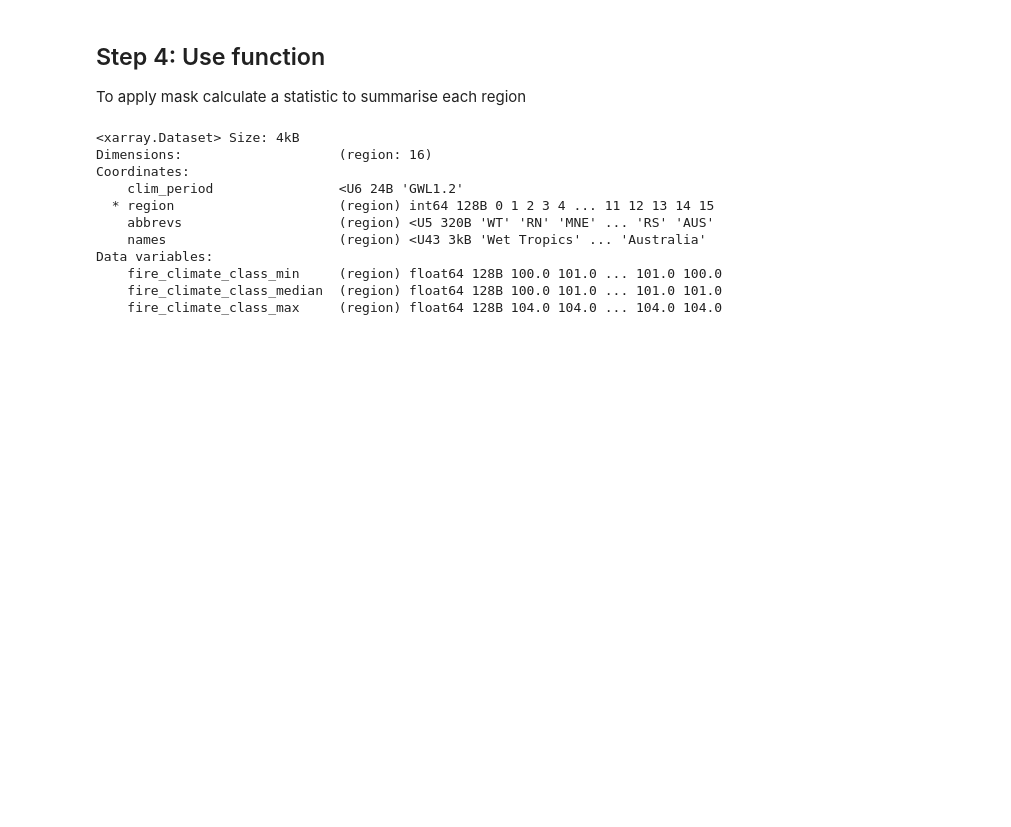
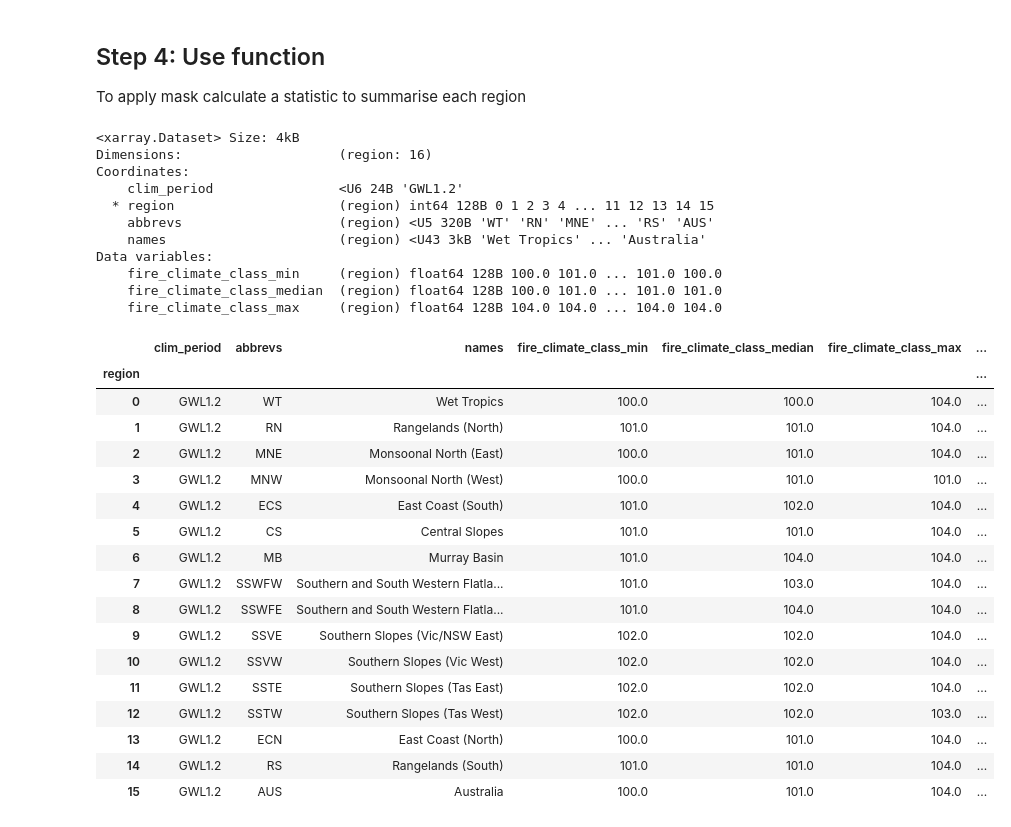
Before and after one commit to AusClimateService/plotting_maps, a Jupyter notebook: example_notebooks/area_statistics_example.ipynb, the cells around one changed output. Cells and saved outputs as stored; diff of their text form; code cells hidden in the pictures; blank space fills up the shorter version.

```diff
--- a/example_notebooks/area_statistics_example.ipynb
+++ b/example_notebooks/area_statistics_example.ipynb
@@ -223,5 +223,24 @@ Data variables:
 # %%
 # use with different mask
 dims = ("lat", "lon",)
 ds_summary = acs_regional_stats(ds=ds,var=var, mask=mask_centre, dims = dims, how = ["min", "median", "max", "mode", "proportions"])
-ds_summary.to_DataFrame()
+ds_summary.to_dataframe()
+# %% [output]
+|  | clim_period | abbrevs | names | fire_climate_class_min | fire_climate_class_median | fire_climate_class_max | ... |
+| region |  |  |  |  |  |  | ... |
+| 0 | GWL1.2 | WT | Wet Tropics | 100.0 | 100.0 | 104.0 | ... |
+| 1 | GWL1.2 | RN | Rangelands (North) | 101.0 | 101.0 | 104.0 | ... |
+| 2 | GWL1.2 | MNE | Monsoonal North (East) | 100.0 | 101.0 | 104.0 | ... |
+| 3 | GWL1.2 | MNW | Monsoonal North (West) | 100.0 | 101.0 | 101.0 | ... |
+| 4 | GWL1.2 | ECS | East Coast (South) | 101.0 | 102.0 | 104.0 | ... |
+| 5 | GWL1.2 | CS | Central Slopes | 101.0 | 101.0 | 104.0 | ... |
+| 6 | GWL1.2 | MB | Murray Basin | 101.0 | 104.0 | 104.0 | ... |
+| 7 | GWL1.2 | SSWFW | Southern and South Western Flatla... | 101.0 | 103.0 | 104.0 | ... |
+| 8 | GWL1.2 | SSWFE | Southern and South Western Flatla... | 101.0 | 104.0 | 104.0 | ... |
+| 9 | GWL1.2 | SSVE | Southern Slopes (Vic/NSW East) | 102.0 | 102.0 | 104.0 | ... |
+| 10 | GWL1.2 | SSVW | Southern Slopes (Vic West) | 102.0 | 102.0 | 104.0 | ... |
+| 11 | GWL1.2 | SSTE | Southern Slopes (Tas East) | 102.0 | 102.0 | 104.0 | ... |
+| 12 | GWL1.2 | SSTW | Southern Slopes (Tas West) | 102.0 | 102.0 | 103.0 | ... |
+| 13 | GWL1.2 | ECN | East Coast (North) | 100.0 | 101.0 | 104.0 | ... |
+| 14 | GWL1.2 | RS | Rangelands (South) | 101.0 | 101.0 | 104.0 | ... |
+| 15 | GWL1.2 | AUS | Australia | 100.0 | 101.0 | 104.0 | ... |
```
Also changed, not shown: parts of 3 cells of this notebook, 5 other files.
